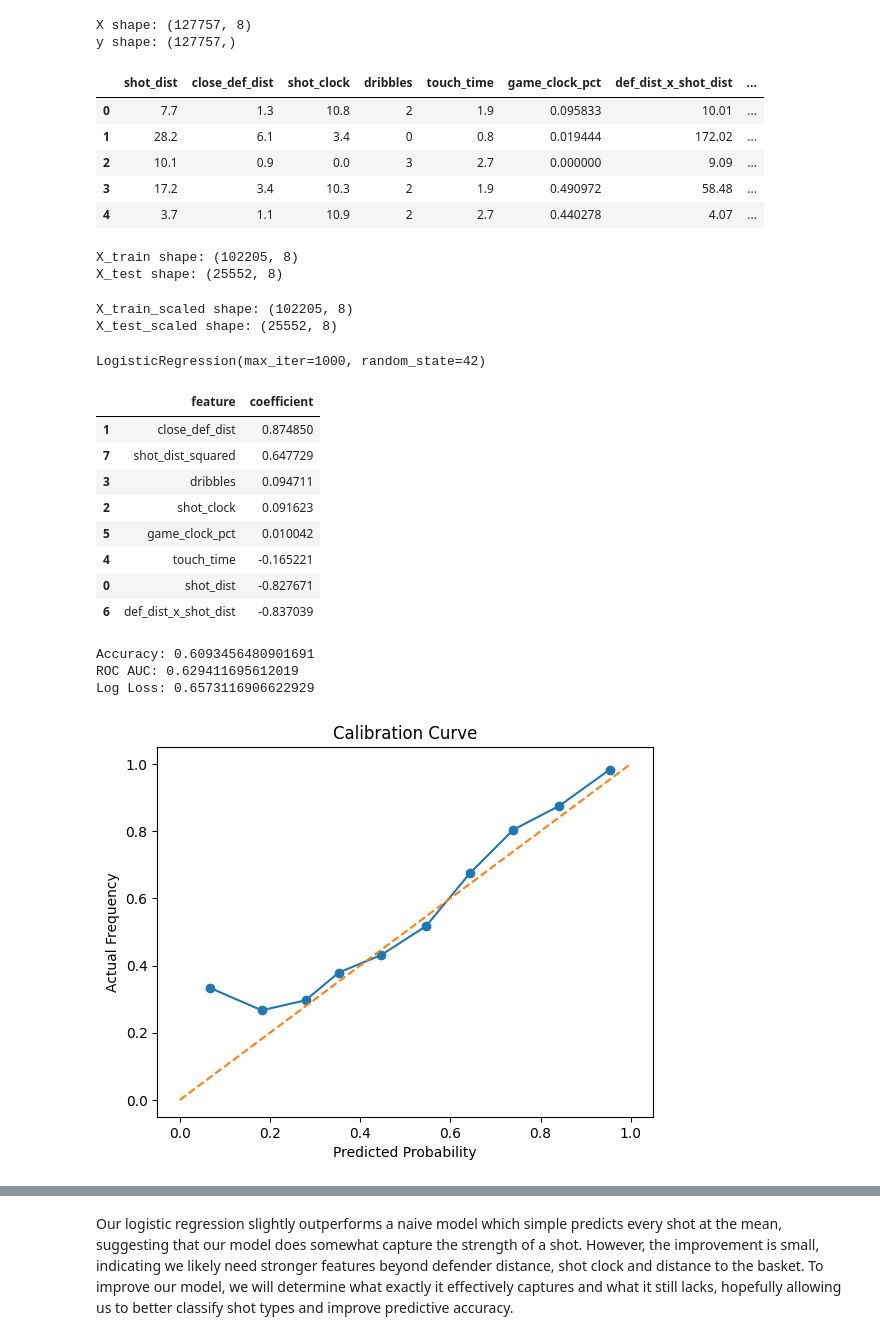
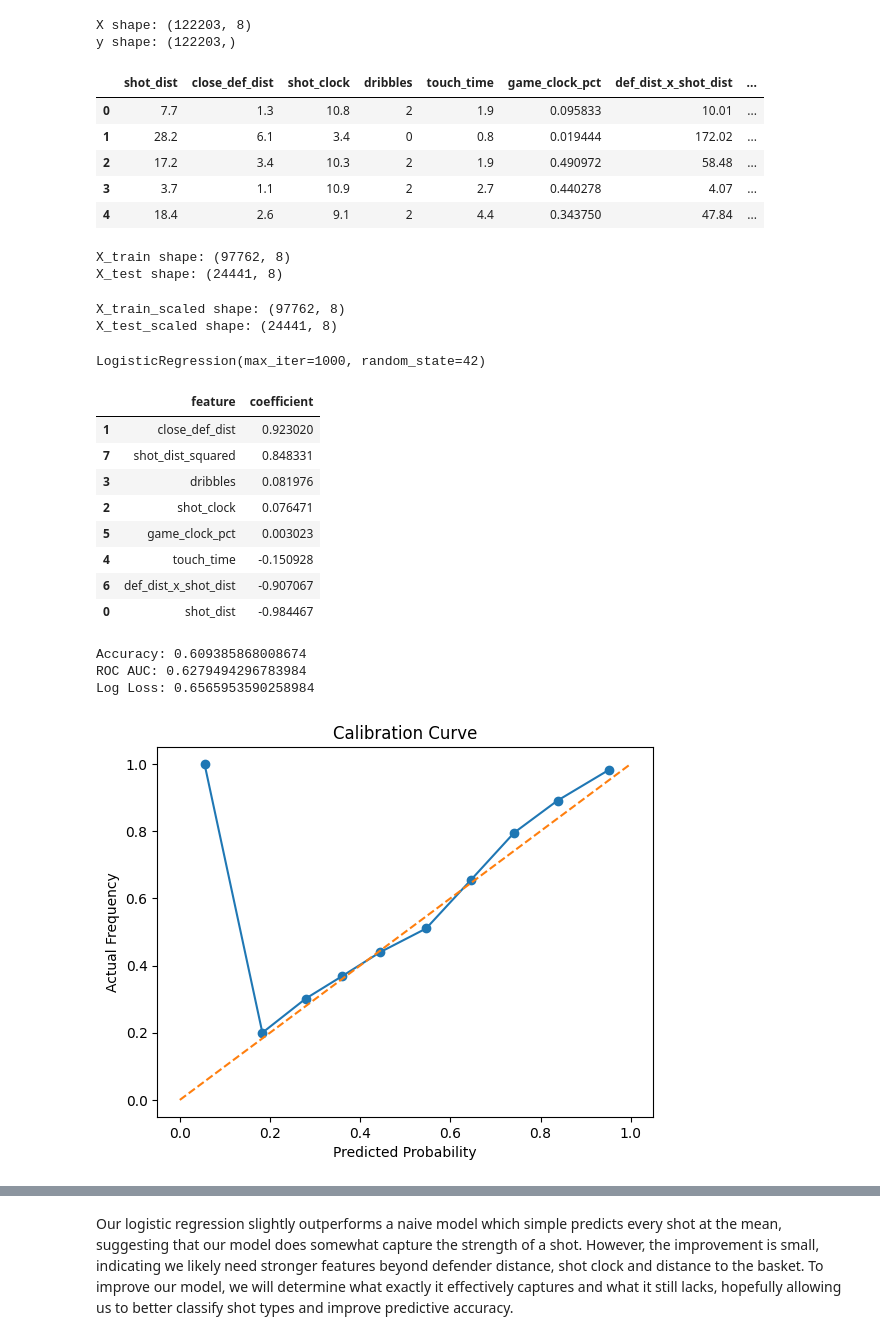
Before and after one commit to nseluga/Shot-Value-Machine-Learning, a Jupyter notebook: notebooks/04_logistic_regression_baseline.ipynb, the cells around one changed output, grey strips where cells are left out. Cells and saved outputs as stored; diff of their text form; code cells hidden in the pictures.

```diff
--- a/notebooks/04_logistic_regression_baseline.ipynb
+++ b/notebooks/04_logistic_regression_baseline.ipynb
@@ -12,39 +12,39 @@ Working directory: c:\Users\micha\Downloads\CS158\Shot-Value-Machine-Learning
 # %%
 import pandas as pd
 
-df_clean = pd.read_csv("data/processed/shot_logs_cleaned.csv")
+df_clean = pd.read_csv("data/processed/shot_logs_cleaned_engineered.csv")
 
 # define feature columns
 features = [
     "shot_dist",              # distance from basket
     "close_def_dist",         # defender distance
     "shot_clock",             # time remaining on shot clock
     "dribbles",               # number of dribbles before shot
     "touch_time",             # time holding the ball before shot
     "game_clock_pct",         # normalized game time
     "def_dist_x_shot_dist",   # interaction: defense × distance
     "shot_dist_squared"       # nonlinear effect of distance
 ]
 
 # create feature matrix (X) and target vector (y)
 X = df_clean[features]
 y = df_clean["made"]
 
 # check dimensions (rows = shots, columns = features)
 print("X shape:", X.shape)
 print("y shape:", y.shape)
 
 # preview data
 X.head()
 # %% [output]
-X shape: (127757, 8)
-y shape: (127757,)
+X shape: (122203, 8)
+y shape: (122203,)
 |  | shot_dist | close_def_dist | shot_clock | dribbles | touch_time | game_clock_pct | def_dist_x_shot_dist | ... |
 | 0 | 7.7 | 1.3 | 10.8 | 2 | 1.9 | 0.095833 | 10.01 | ... |
 | 1 | 28.2 | 6.1 | 3.4 | 0 | 0.8 | 0.019444 | 172.02 | ... |
-| 2 | 10.1 | 0.9 | 0.0 | 3 | 2.7 | 0.000000 | 9.09 | ... |
-| 3 | 17.2 | 3.4 | 10.3 | 2 | 1.9 | 0.490972 | 58.48 | ... |
-| 4 | 3.7 | 1.1 | 10.9 | 2 | 2.7 | 0.440278 | 4.07 | ... |
+| 2 | 17.2 | 3.4 | 10.3 | 2 | 1.9 | 0.490972 | 58.48 | ... |
+| 3 | 3.7 | 1.1 | 10.9 | 2 | 2.7 | 0.440278 | 4.07 | ... |
+| 4 | 18.4 | 2.6 | 9.1 | 2 | 4.4 | 0.343750 | 47.84 | ... |
 # %%
 from sklearn.model_selection import train_test_split
 
@@ -59,8 +59,8 @@ X_train, X_test, y_train, y_test = train_test_split(
 print("X_train shape:", X_train.shape)
 print("X_test shape:", X_test.shape)
 # %% [output]
-X_train shape: (102205, 8)
-X_test shape: (25552, 8)
+X_train shape: (97762, 8)
+X_test shape: (24441, 8)
 # %%
 from sklearn.preprocessing import StandardScaler
 
@@ -72,8 +72,8 @@ X_test_scaled = scaler.transform(X_test)
 print("X_train_scaled shape:", X_train_scaled.shape)
 print("X_test_scaled shape:", X_test_scaled.shape)
 # %% [output]
-X_train_scaled shape: (102205, 8)
-X_test_scaled shape: (25552, 8)
+X_train_scaled shape: (97762, 8)
+X_test_scaled shape: (24441, 8)
 # %%
 from sklearn.linear_model import LogisticRegression
 
@@ -95,14 +95,14 @@ coef_df = coef_df.sort_values(by="coefficient", ascending=False)
 coef_df
 # %% [output]
 |  | feature | coefficient |
-| 1 | close_def_dist | 0.874850 |
-| 7 | shot_dist_squared | 0.647729 |
-| 3 | dribbles | 0.094711 |
-| 2 | shot_clock | 0.091623 |
-| 5 | game_clock_pct | 0.010042 |
-| 4 | touch_time | -0.165221 |
-| 0 | shot_dist | -0.827671 |
-| 6 | def_dist_x_shot_dist | -0.837039 |
+| 1 | close_def_dist | 0.923020 |
+| 7 | shot_dist_squared | 0.848331 |
+| 3 | dribbles | 0.081976 |
+| 2 | shot_clock | 0.076471 |
+| 5 | game_clock_pct | 0.003023 |
+| 4 | touch_time | -0.150928 |
+| 6 | def_dist_x_shot_dist | -0.907067 |
+| 0 | shot_dist | -0.984467 |
 # %%
 from sklearn.metrics import accuracy_score, roc_auc_score, log_loss
 
@@ -115,9 +115,9 @@ print("Accuracy:", accuracy_score(y_test, y_pred))
 print("ROC AUC:", roc_auc_score(y_test, y_prob))
 print("Log Loss:", log_loss(y_test, y_prob))
 # %% [output]
-Accuracy: 0.6093456480901691
-ROC AUC: 0.629411695612019
-Log Loss: 0.6573116906622929
+Accuracy: 0.609385868008674
+ROC AUC: 0.6279494296783984
+Log Loss: 0.6565953590258984
 # %%
 import matplotlib.pyplot as plt
 from sklearn.calibration import calibration_curve
@@ -132,7 +132,7 @@ plt.ylabel("Actual Frequency")
 plt.title("Calibration Curve")
 plt.show()
 # %% [output]
-[figure, old version]
+[figure, new version]
 # %%
 # compare to naive baseline (predict mean for all shots)
 baseline_prob = y_train.mean()
```
Also changed, not shown: parts of 4 cells of this notebook, 2 other files.
